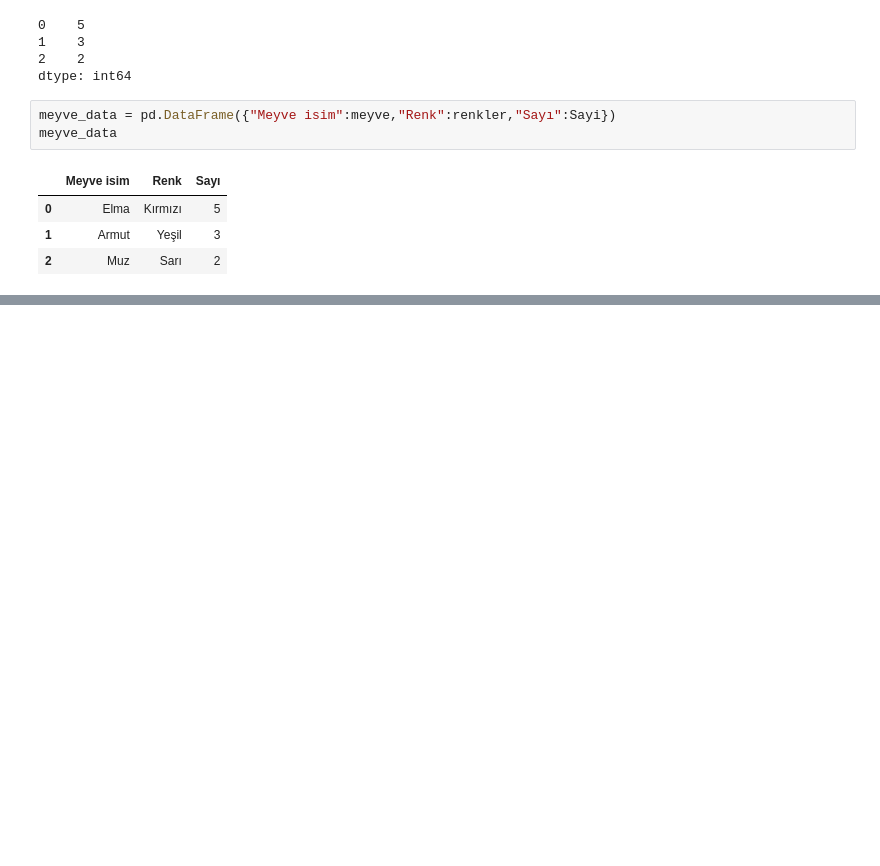
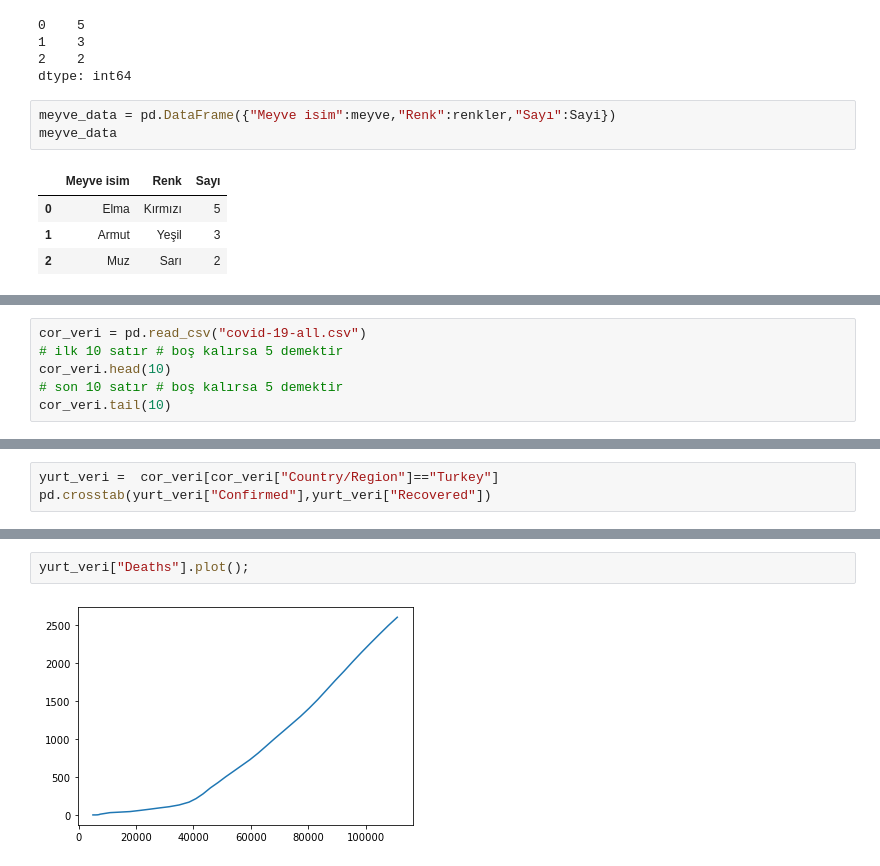
Before and after one commit to vektorelpython19/pythontemel, a Jupyter notebook: Proje/EDİZ/Pandas.ipynb, the cells around one changed output, grey strips where cells are left out. Cells and saved outputs as stored; diff of their text form; blank space fills up the shorter version.

```diff
--- a/Proje/EDİZ/Pandas.ipynb
+++ b/Proje/EDİZ/Pandas.ipynb
@@ -47,0 +59,6 @@ meyve_data
+# %%
+cor_veri = pd.read_csv("covid-19-all.csv")
+# ilk 10 satır # boş kalırsa 5 demektir
+cor_veri.head(10)
+# son 10 satır # boş kalırsa 5 demektir
+cor_veri.tail(10)
@@ -47,0 +201,3 @@ meyve_data
+# %%
+yurt_veri =  cor_veri[cor_veri["Country/Region"]=="Turkey"]
+pd.crosstab(yurt_veri["Confirmed"],yurt_veri["Recovered"])
@@ -47,0 +224,4 @@ meyve_data
+# %%
+yurt_veri["Deaths"].plot();
+# %% [output]
+[figure, added]
```
Also changed, not shown: parts of 23 cells of this notebook, 1 other file.
